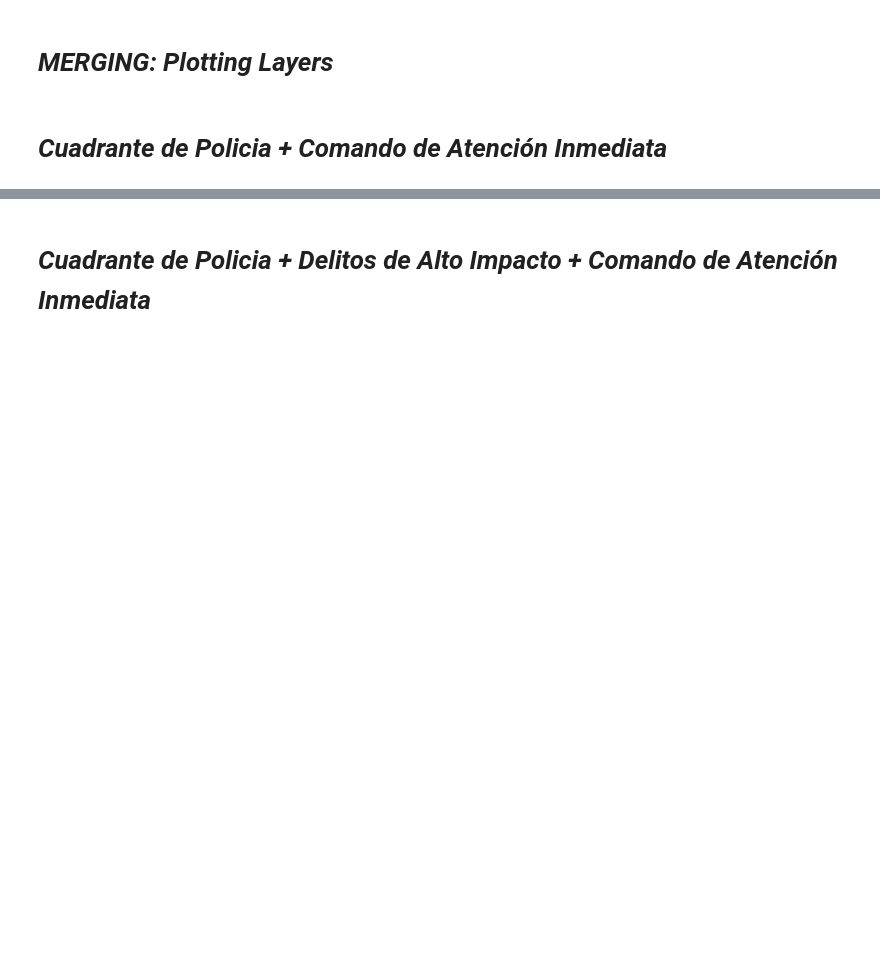
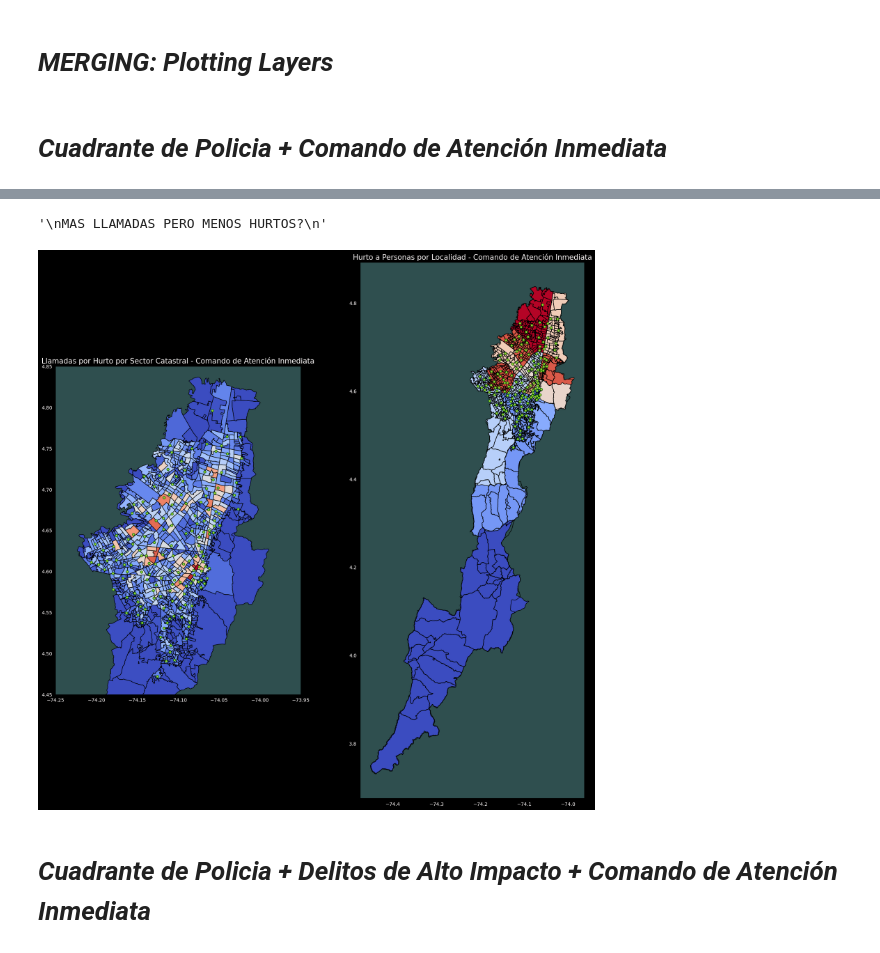
Before and after one commit to m4tware/geodata-bogota, a Jupyter notebook: global_temp.ipynb, the cells around one changed output, grey strips where cells are left out. Drawn from its saved outputs; the diff is of its cells as text; code cells hidden in the pictures; blank space fills up the shorter version.

```diff
--- a/global_temp.ipynb
+++ b/global_temp.ipynb
@@ -18 +20,10 @@ DAI = DAI.to_crs(epsg=EPSG)
+# %%
+IR_Layer_7 = f'{API_ROUTE}/Tematicos_Pub/CifrasSCJ/MapServer/7'
+IR_fields_route = f'{IR_Layer_7}/query?where=1%3D1&text=&objectIds=&time=&timeRelation=esriTimeRelationOverlaps&geometry=&geometryType=esriGeometryEnvelope&inSR=&spatialRel=esriSpatialRelIntersects&distance=&units=esriSRUnit_Foot&relationParam=&outFields=*&returnGeometry=true&returnTrueCurves=false&maxAllowableOffset=&geometryPrecision=&outSR=&havingClause=&returnIdsOnly=false&returnCountOnly=false&orderByFields=&groupByFieldsForStatistics=&outStatistics=&returnZ=false&returnM=false&gdbVersion=&historicMoment=&returnDistinctValues=false&resultOffset=&resultRecordCount=&returnExtentOnly=false&sqlFormat=none&datumTransformation=&parameterValues=&rangeValues=&quantizationParameters=&featureEncoding=esriDefault&f=geojson'
+IR_metadata_route = f'{IR_Layer_7}?f=pjson'
+IR_metadata = req.get(IR_metadata_route).json()
+# %%
+EPSG = IR_metadata.get('sourceSpatialReference').get('latestWkid')
+IR = gpd.read_file(IR_fields_route)
+IR = IR.to_crs(epsg=EPSG)
 # %% [markdown]
@@ -51,3 +63,30 @@ ax.tick_params(labelcolor='snow')
+# %%
+fig, axs = plt.subplots(ncols=2, figsize = (20, 20))
+IR.plot(ax = axs[0], cmap='coolwarm', column='CMH24CONT', linewidth=1, edgecolor='black')
+CAI.plot(ax = axs[0], color='yellowgreen', edgecolor='darkgreen', markersize=25)
+fig.set_facecolor('black')
+axs[0].set_facecolor(color='darkslategray')
+axs[0].tick_params(labelcolor='snow')
+axs[0].set_title('Llamadas por Hurto por Sector Catastral - Comando de Atención Inmediata', color='snow', size=15)
+axs[0].set_ylim(4.45, 4.85)
+axs[0].set_xlim(-74.25, -73.95)
+
+
+DAI.plot(ax = axs[1], cmap='coolwarm', column='CMHP24CONT', linewidth=1, edgecolor='black')
+IR.plot(ax = axs[1], color='none', linewidth=1, edgecolor='black')
+CAI.plot(ax = axs[1], color='yellowgreen', edgecolor='darkgreen', markersize=25)
+axs[1].set_facecolor(color='darkslategray')
+axs[1].tick_params(labelcolor='snow')
+axs[1].set_title('Hurto a Personas por Localidad - Comando de Atención Inmediata', color='snow', size=15)
+#axs[1].set_ylim(4.45, 4.85)
+#axs[1].set_ylim(-74.25)
+
+"""
+MAS LLAMADAS PERO MENOS HURTOS?
+"""
+# %% [output]
+'\nMAS LLAMADAS PERO MENOS HURTOS?\n'
+[figure, added]
 # %% [markdown]
 # _Cuadrante de Policia + Delitos de Alto Impacto + Comando de Atención Inmediata_
 # %%
```
Also changed, not shown: parts of 4 cells of this notebook.
